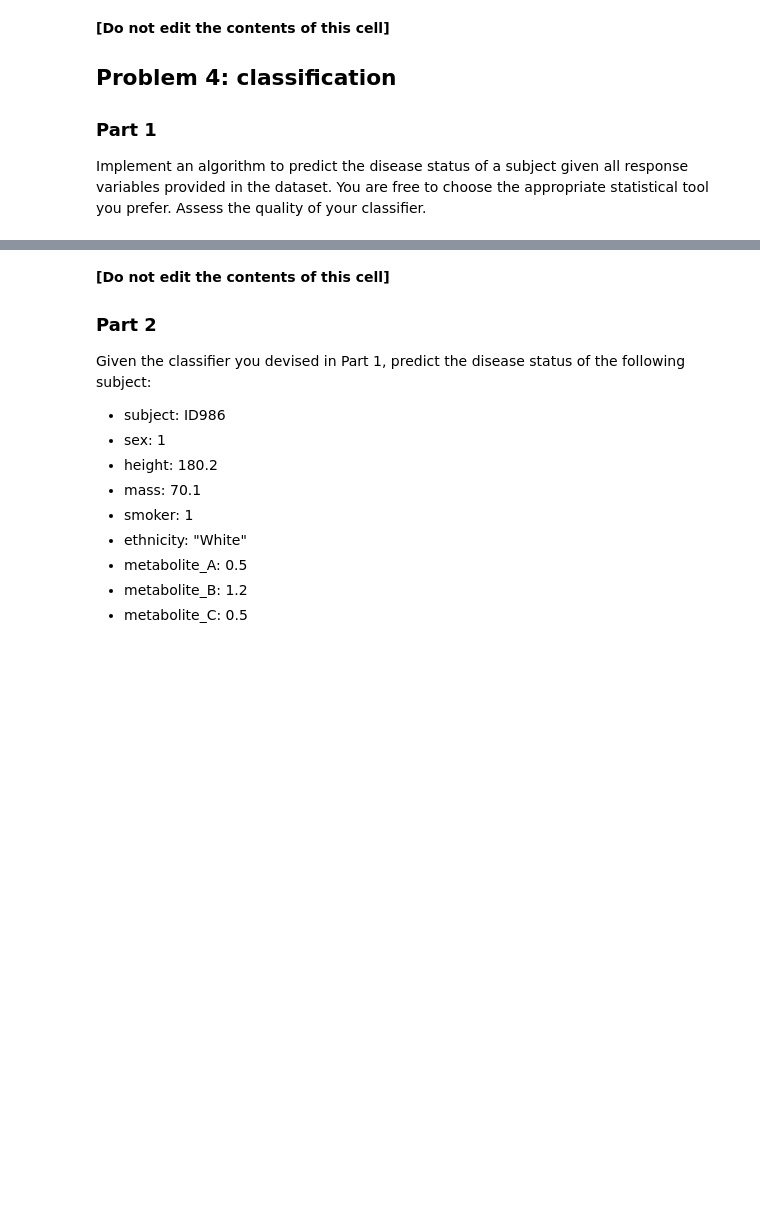
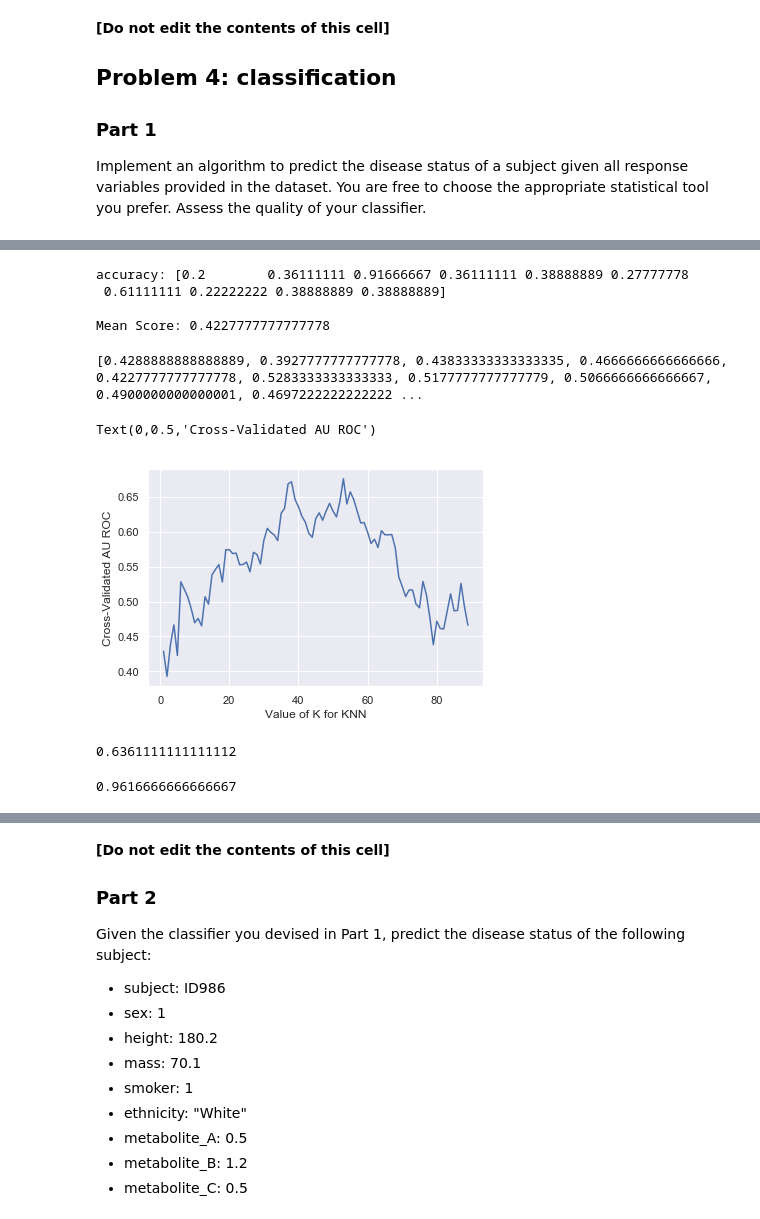
Before and after one commit to vetronz/maths, a Jupyter notebook: Assessments/assignment.ipynb, the cells around one changed output, grey strips where cells are left out. Cells and saved outputs as stored; diff of their text form; code cells hidden in the pictures; blank space fills up the shorter version.

```diff
--- a/Assessments/assignment.ipynb
+++ b/Assessments/assignment.ipynb
@@ -742,0 +814,39 @@ cross_val_score(logReg, X, y, cv=10, scoring='roc_auc').mean()
+# %%
+from sklearn.model_selection import cross_val_score
+X = association_indep_df[cols_2]
+
+
+knn = KNeighborsClassifier(n_neighbors=5)
+# scores = cross_val_score(knn, X, y, cv=10, scoring='accuracy')
+print('accuracy: '+str(scores))
+scores = cross_val_score(knn, X, y, cv=10, scoring='roc_auc')
+print('\nMean Score: '+str(scores.mean()))
+# %% [output]
+accuracy: [0.2        0.36111111 0.91666667 0.36111111 0.38888889 0.27777778
+ 0.61111111 0.22222222 0.38888889 0.38888889]
+
+Mean Score: 0.4227777777777778
+# %%
+# search for an optimal value of K for KNN
+k_range = list(range(1, 90))
+k_scores = []
+for k in k_range:
+    knn = KNeighborsClassifier(n_neighbors=k)
+    scores = cross_val_score(knn, X, y, cv=10, scoring='roc_auc')
+    k_scores.append(scores.mean())
+print(k_scores)
+# %% [output]
+[0.4288888888888889, 0.3927777777777778, 0.43833333333333335, 0.4666666666666666, 0.4227777777777778, 0.5283333333333333, 0.5177777777777779, 0.5066666666666667, 0.4900000000000001, 0.4697222222222222 ...
+# %%
+# plot the value of K for KNN (x-axis) versus the cross-validated accuracy (y-axis)
+plt.plot(k_range, k_scores)
+plt.xlabel('Value of K for KNN')
+plt.ylabel('Cross-Validated AU ROC')
+# %% [output]
+Text(0,0.5,'Cross-Validated AU ROC')
+[figure, added]
+# %%
+knn = KNeighborsClassifier(n_neighbors=40)
+print(cross_val_score(knn, X, y, cv=10, scoring='roc_auc').mean())
+# %% [output]
+0.6361111111111112
@@ -742,0 +855,5 @@ cross_val_score(logReg, X, y, cv=10, scoring='roc_auc').mean()
+# %%
+logreg = LogisticRegression()
+print(cross_val_score(logreg, X, y, cv=10, scoring='roc_auc').mean())
+# %% [output]
+0.9616666666666667
```
Also changed, not shown: parts of 39 cells of this notebook.
